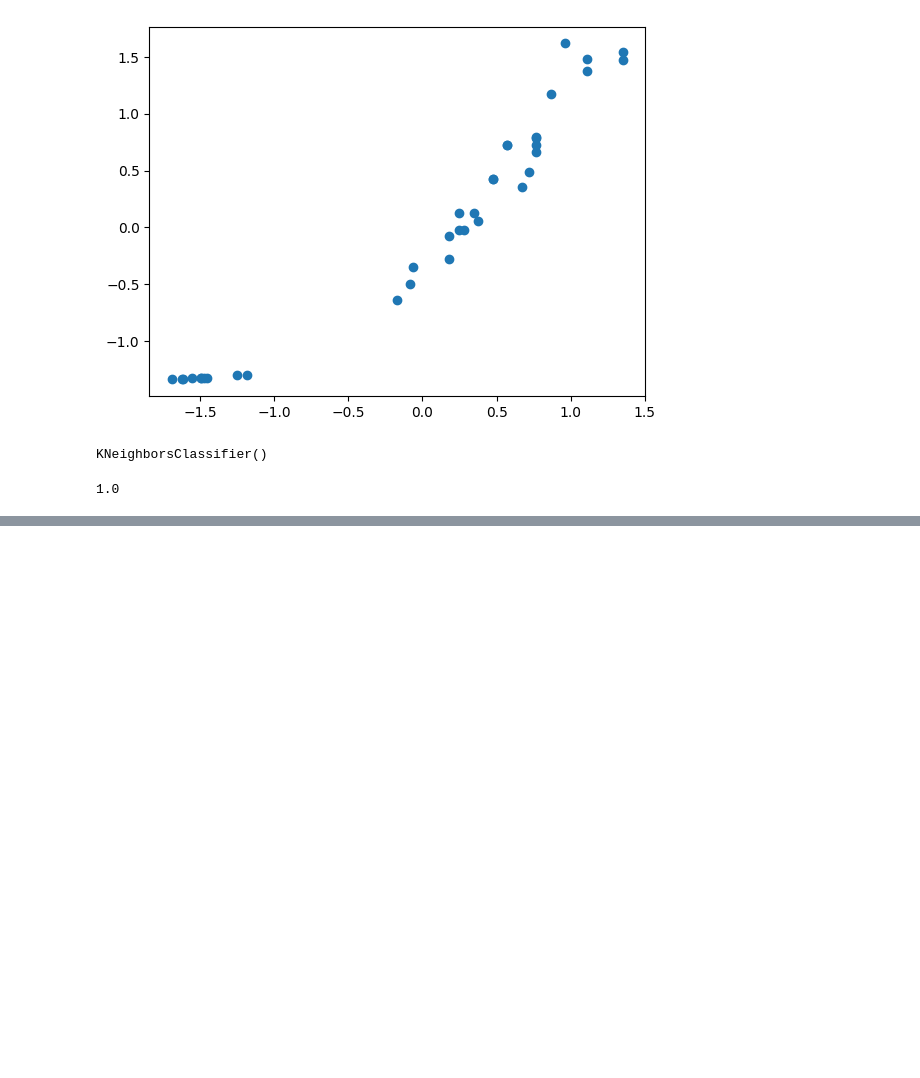
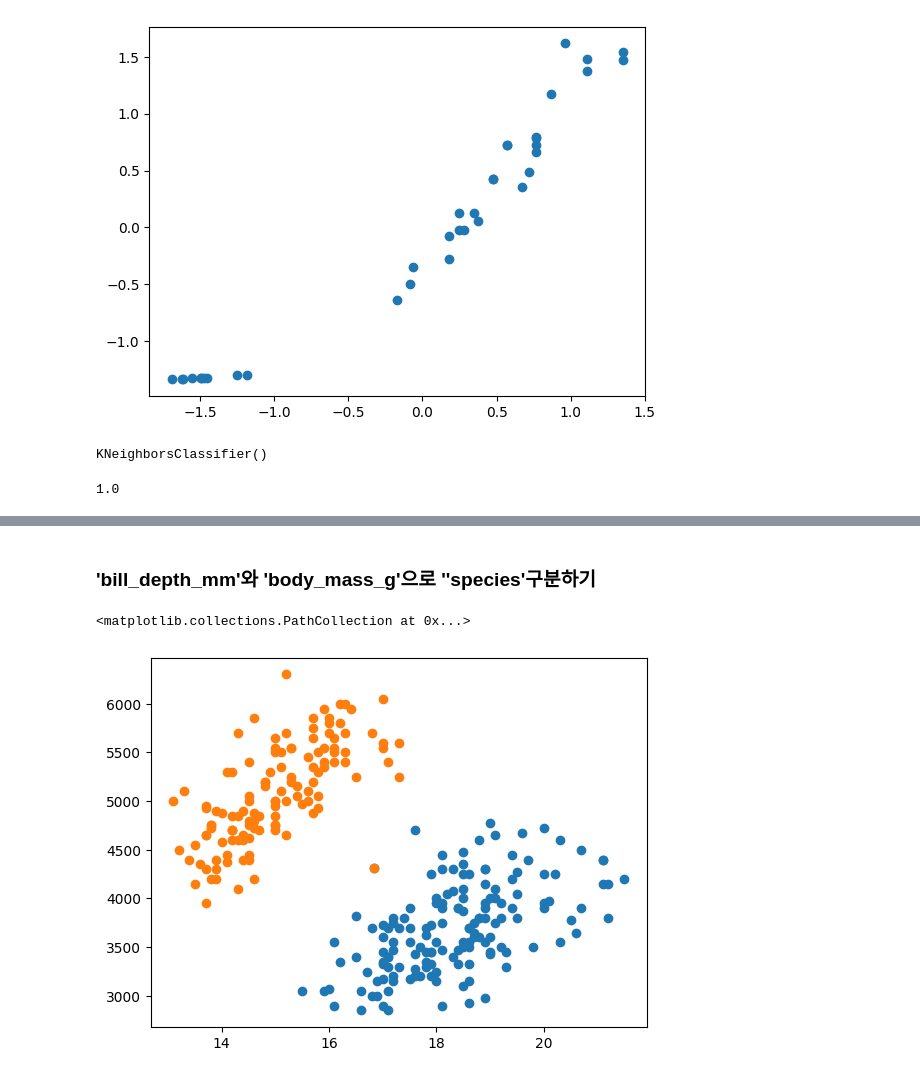
Before and after one commit to dahee325/ML, a Jupyter notebook: 2-2.ipynb, the cells around one changed output, grey strips where cells are left out. Cells and saved outputs as stored; diff of their text form; code cells hidden in the pictures; blank space fills up the shorter version.

```diff
--- a/2-2.ipynb
+++ b/2-2.ipynb
@@ -103,0 +203,8 @@ kn.score(test_scaled, test_target['Species'])
+# %% [markdown]
+### 'bill_depth_mm'와 'body_mass_g'으로 ''species'구분하기
+# %%
+plt.scatter(df1['bill_depth_mm'], df1['body_mass_g'])
+plt.scatter(df2['bill_depth_mm'], df2['body_mass_g'])
+# %% [output]
+<matplotlib.collections.PathCollection at 0x...>
+[figure, added]
```
Also changed, not shown: parts of 71 cells of this notebook, 2 other files.
